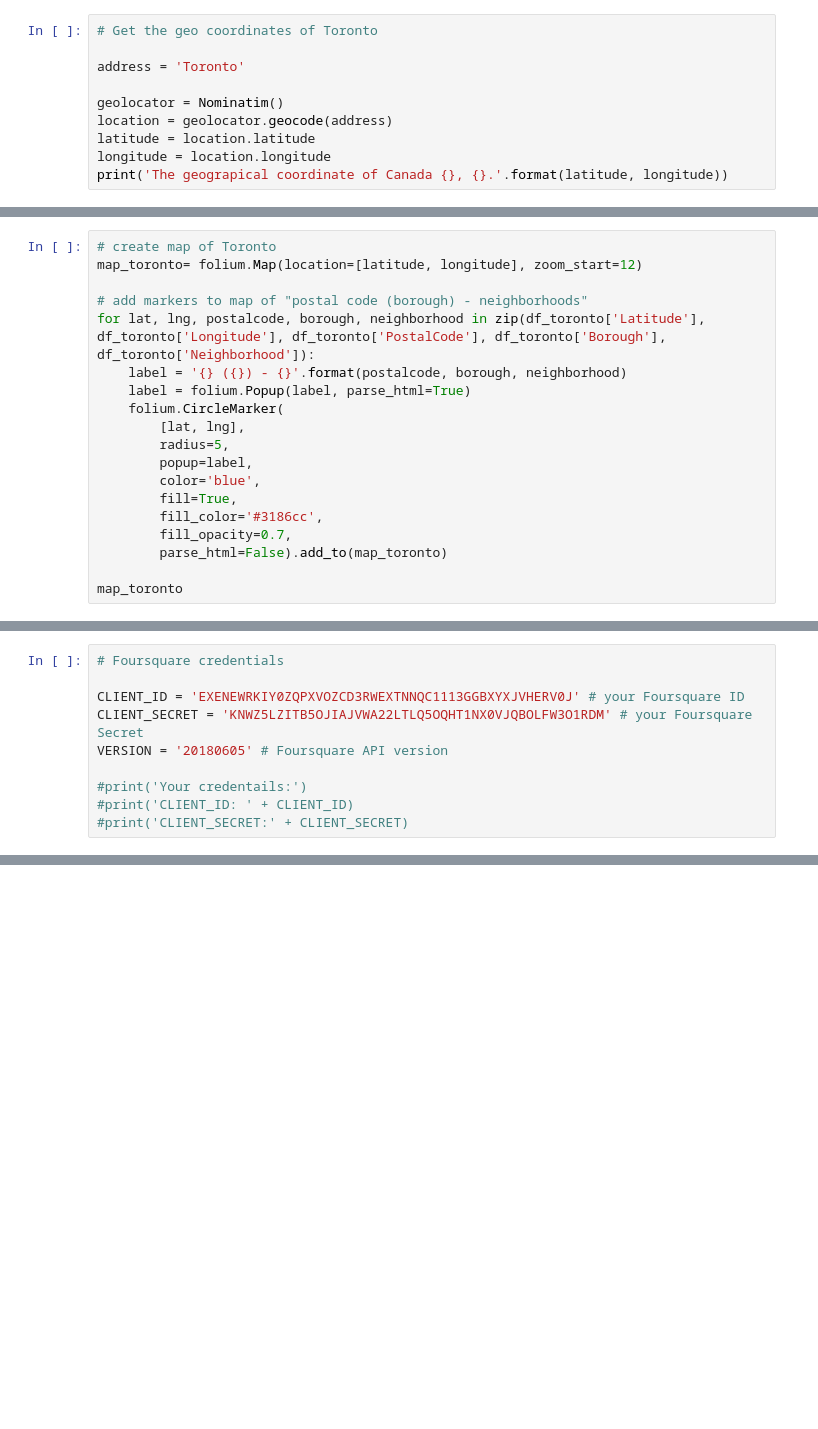
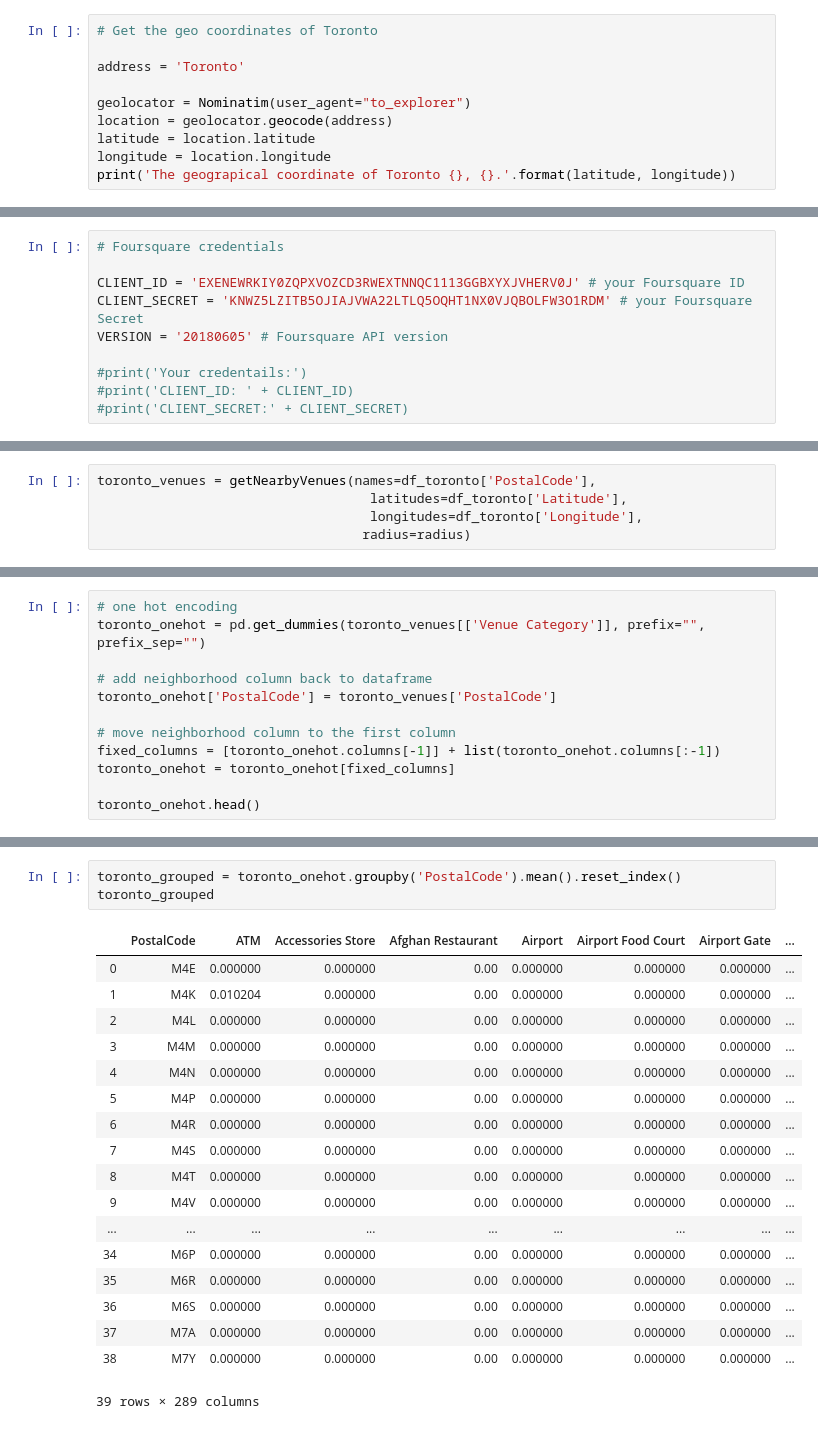
Before and after one commit to mkaste/Coursera_Capstone, a Jupyter notebook: Segmenting and Clustering Neighborhoods of Toronto Canada.ipynb, the cells around one changed output, grey strips where cells are left out. Drawn from its saved outputs; the diff is of its cells as text; blank space fills up the shorter version.

Commit message:
Added analysis of postal codes of Toronto and cleaned up the notebook

```diff
--- a/Segmenting and Clustering Neighborhoods of Toronto Canada.ipynb
+++ b/Segmenting and Clustering Neighborhoods of Toronto Canada.ipynb
@@ -197,9 +230,9 @@ Libraries imported.
 
 address = 'Toronto'
 
-geolocator = Nominatim()
+geolocator = Nominatim(user_agent="to_explorer")
 location = geolocator.geocode(address)
 latitude = location.latitude
 longitude = location.longitude
-print('The geograpical coordinate of Canada {}, {}.'.format(latitude, longitude))
+print('The geograpical coordinate of Toronto {}, {}.'.format(latitude, longitude))
 # %% [output]
@@ -251,19 +286,0 @@ df_toronto
-# %%
-# create map of Toronto
-map_toronto= folium.Map(location=[latitude, longitude], zoom_start=12)
-
-# add markers to map of "postal code (borough) - neighborhoods"
-for lat, lng, postalcode, borough, neighborhood in zip(df_toronto['Latitude'], df_toronto['Longitude'], df_toronto['PostalCode'], df_toronto['Borough'], df_toronto['Neighborhood']):
-    label = '{} ({}) - {}'.format(postalcode, borough, neighborhood)
-    label = folium.Popup(label, parse_html=True)
-    folium.CircleMarker(
-        [lat, lng],
-        radius=5,
-        popup=label,
-        color='blue',
-        fill=True,
-        fill_color='#3186cc',
-        fill_opacity=0.7,
-        parse_html=False).add_to(map_toronto)
-
-map_toronto
@@ -281,0 +354,5 @@ VERSION = '20180605' # Foursquare API version
+# %%
+toronto_venues = getNearbyVenues(names=df_toronto['PostalCode'],
+                                   latitudes=df_toronto['Latitude'],
+                                   longitudes=df_toronto['Longitude'],
+                                  radius=radius)
@@ -281,0 +417,12 @@ VERSION = '20180605' # Foursquare API version
+# %%
+# one hot encoding
+toronto_onehot = pd.get_dummies(toronto_venues[['Venue Category']], prefix="", prefix_sep="")
+
+# add neighborhood column back to dataframe
+toronto_onehot['PostalCode'] = toronto_venues['PostalCode']
+
+# move neighborhood column to the first column
+fixed_columns = [toronto_onehot.columns[-1]] + list(toronto_onehot.columns[:-1])
+toronto_onehot = toronto_onehot[fixed_columns]
+
+toronto_onehot.head()
@@ -281,0 +439,22 @@ VERSION = '20180605' # Foursquare API version
+# %%
+toronto_grouped = toronto_onehot.groupby('PostalCode').mean().reset_index()
+toronto_grouped
+# %% [output]
+|  | PostalCode | ATM | Accessories Store | Afghan Restaurant | Airport | Airport Food Court | Airport Gate | ... |
+| 0 | M4E | 0.000000 | 0.000000 | 0.00 | 0.000000 | 0.000000 | 0.000000 | ... |
+| 1 | M4K | 0.010204 | 0.000000 | 0.00 | 0.000000 | 0.000000 | 0.000000 | ... |
+| 2 | M4L | 0.000000 | 0.000000 | 0.00 | 0.000000 | 0.000000 | 0.000000 | ... |
+| 3 | M4M | 0.000000 | 0.000000 | 0.00 | 0.000000 | 0.000000 | 0.000000 | ... |
+| 4 | M4N | 0.000000 | 0.000000 | 0.00 | 0.000000 | 0.000000 | 0.000000 | ... |
+| 5 | M4P | 0.000000 | 0.000000 | 0.00 | 0.000000 | 0.000000 | 0.000000 | ... |
+| 6 | M4R | 0.000000 | 0.000000 | 0.00 | 0.000000 | 0.000000 | 0.000000 | ... |
+| 7 | M4S | 0.000000 | 0.000000 | 0.00 | 0.000000 | 0.000000 | 0.000000 | ... |
+| 8 | M4T | 0.000000 | 0.000000 | 0.00 | 0.000000 | 0.000000 | 0.000000 | ... |
+| 9 | M4V | 0.000000 | 0.000000 | 0.00 | 0.000000 | 0.000000 | 0.000000 | ... |
+| ... | ... | ... | ... | ... | ... | ... | ... | ... |
+| 34 | M6P | 0.000000 | 0.000000 | 0.00 | 0.000000 | 0.000000 | 0.000000 | ... |
+| 35 | M6R | 0.000000 | 0.000000 | 0.00 | 0.000000 | 0.000000 | 0.000000 | ... |
+| 36 | M6S | 0.000000 | 0.000000 | 0.00 | 0.000000 | 0.000000 | 0.000000 | ... |
+| 37 | M7A | 0.000000 | 0.000000 | 0.00 | 0.000000 | 0.000000 | 0.000000 | ... |
+| 38 | M7Y | 0.000000 | 0.000000 | 0.00 | 0.000000 | 0.000000 | 0.000000 | ... |
+39 rows × 289 columns
```
Also changed, not shown: parts of 56 cells of this notebook.
